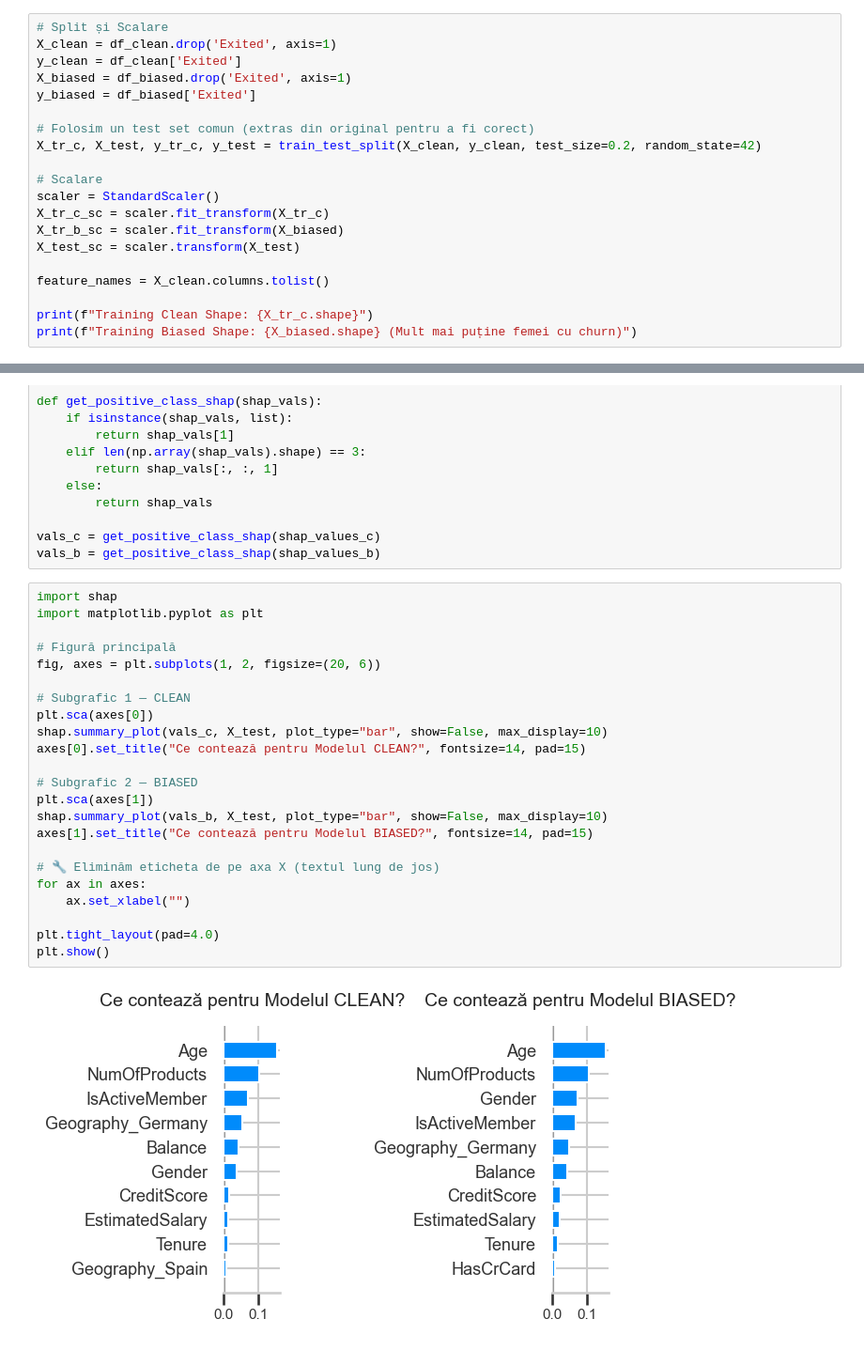
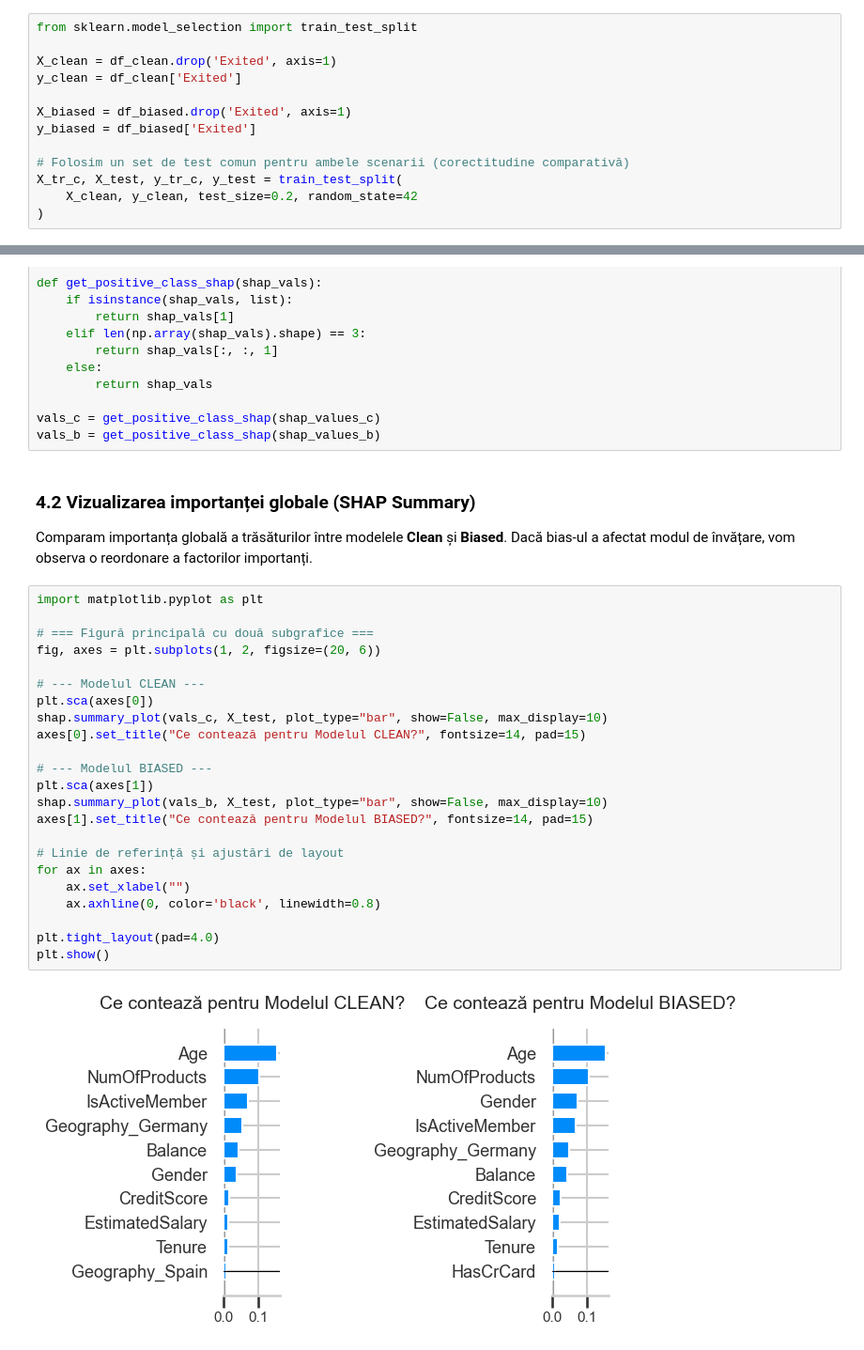
Before and after one commit to danielperebinos/UTM-SAD, a Jupyter notebook: lab_2.ipynb, the cells around one changed output, grey strips where cells are left out. Shown at 94% size. Saved outputs shown, nothing was run; the diff lists cells and outputs as text.

```diff
--- a/lab_2.ipynb
+++ b/lab_2.ipynb
@@ -61,20 +123,13 @@ df_biased.head()
 # %%
-# Split și Scalare
+from sklearn.model_selection import train_test_split
+
 X_clean = df_clean.drop('Exited', axis=1)
 y_clean = df_clean['Exited']
+
 X_biased = df_biased.drop('Exited', axis=1)
 y_biased = df_biased['Exited']
 
-# Folosim un test set comun (extras din original pentru a fi corect)
-X_tr_c, X_test, y_tr_c, y_test = train_test_split(X_clean, y_clean, test_size=0.2, random_state=42)
-
-# Scalare
-scaler = StandardScaler()
-X_tr_c_sc = scaler.fit_transform(X_tr_c)
-X_tr_b_sc = scaler.fit_transform(X_biased)
-X_test_sc = scaler.transform(X_test)
-
-feature_names = X_clean.columns.tolist()
-
-print(f"Training Clean Shape: {X_tr_c.shape}")
-print(f"Training Biased Shape: {X_biased.shape} (Mult mai puține femei cu churn)")
+# Folosim un set de test comun pentru ambele scenarii (corectitudine comparativă)
+X_tr_c, X_test, y_tr_c, y_test = train_test_split(
+    X_clean, y_clean, test_size=0.2, random_state=42
+)
@@ -267,29 +359,34 @@ def get_positive_class_shap(shap_vals):
 
 vals_c = get_positive_class_shap(shap_values_c)
 vals_b = get_positive_class_shap(shap_values_b)
+# %% [markdown]
+### 4.2 Vizualizarea importanței globale (SHAP Summary)
+
+Comparam importanța globală a trăsăturilor între modelele **Clean** și **Biased**.
+Dacă bias-ul a afectat modul de învățare, vom observa o reordonare a factorilor importanți.
 # %%
-import shap
 import matplotlib.pyplot as plt
 
-# Figură principală
+# === Figură principală cu două subgrafice ===
 fig, axes = plt.subplots(1, 2, figsize=(20, 6))
 
-# Subgrafic 1 — CLEAN
+# --- Modelul CLEAN ---
 plt.sca(axes[0])
 shap.summary_plot(vals_c, X_test, plot_type="bar", show=False, max_display=10)
 axes[0].set_title("Ce contează pentru Modelul CLEAN?", fontsize=14, pad=15)
 
-# Subgrafic 2 — BIASED
+# --- Modelul BIASED ---
 plt.sca(axes[1])
 shap.summary_plot(vals_b, X_test, plot_type="bar", show=False, max_display=10)
 axes[1].set_title("Ce contează pentru Modelul BIASED?", fontsize=14, pad=15)
 
-# 🔧 Eliminăm eticheta de pe axa X (textul lung de jos)
+# Linie de referință și ajustări de layout
 for ax in axes:
     ax.set_xlabel("")
+    ax.axhline(0, color='black', linewidth=0.8)
 
 plt.tight_layout(pad=4.0)
 plt.show()
 # %% [output]
-[figure, old version]
+[figure, new version]
 # %% [markdown]
```
Also changed, not shown: parts of 36 cells of this notebook.
